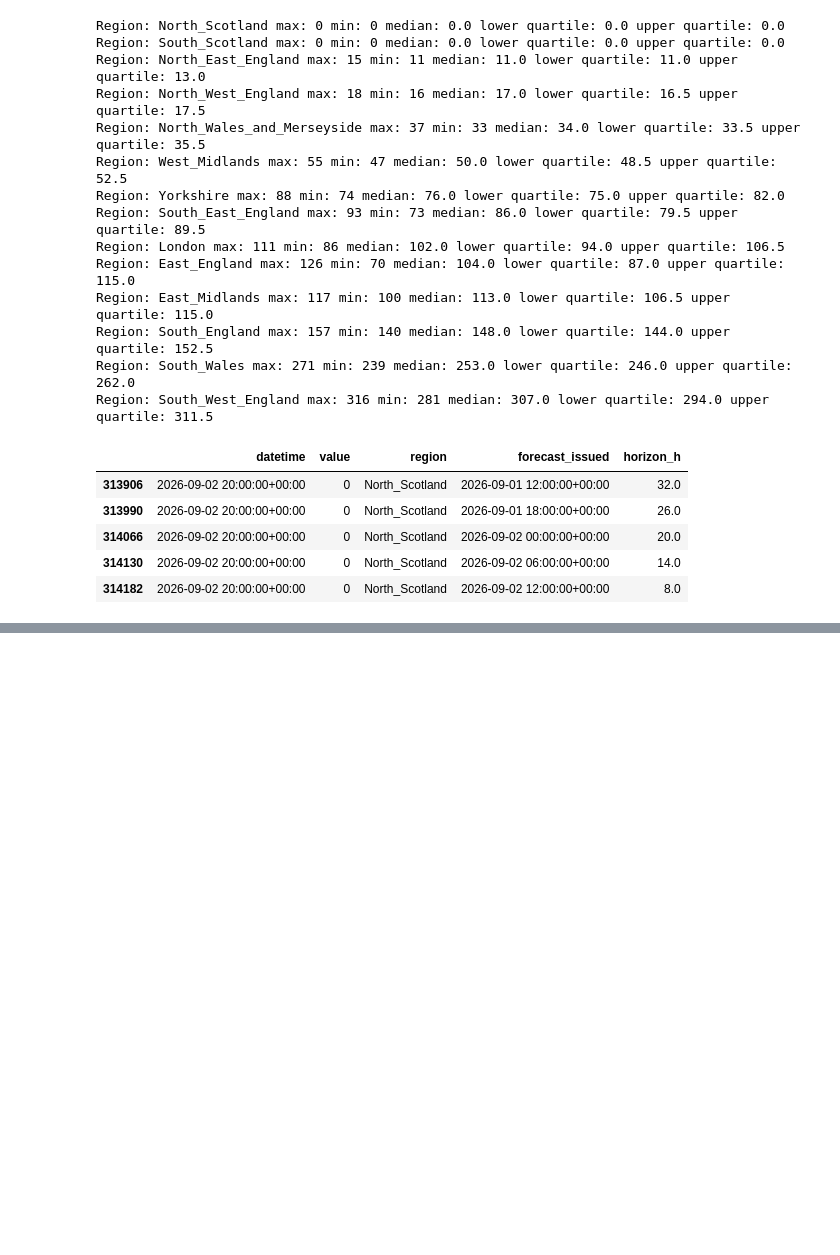
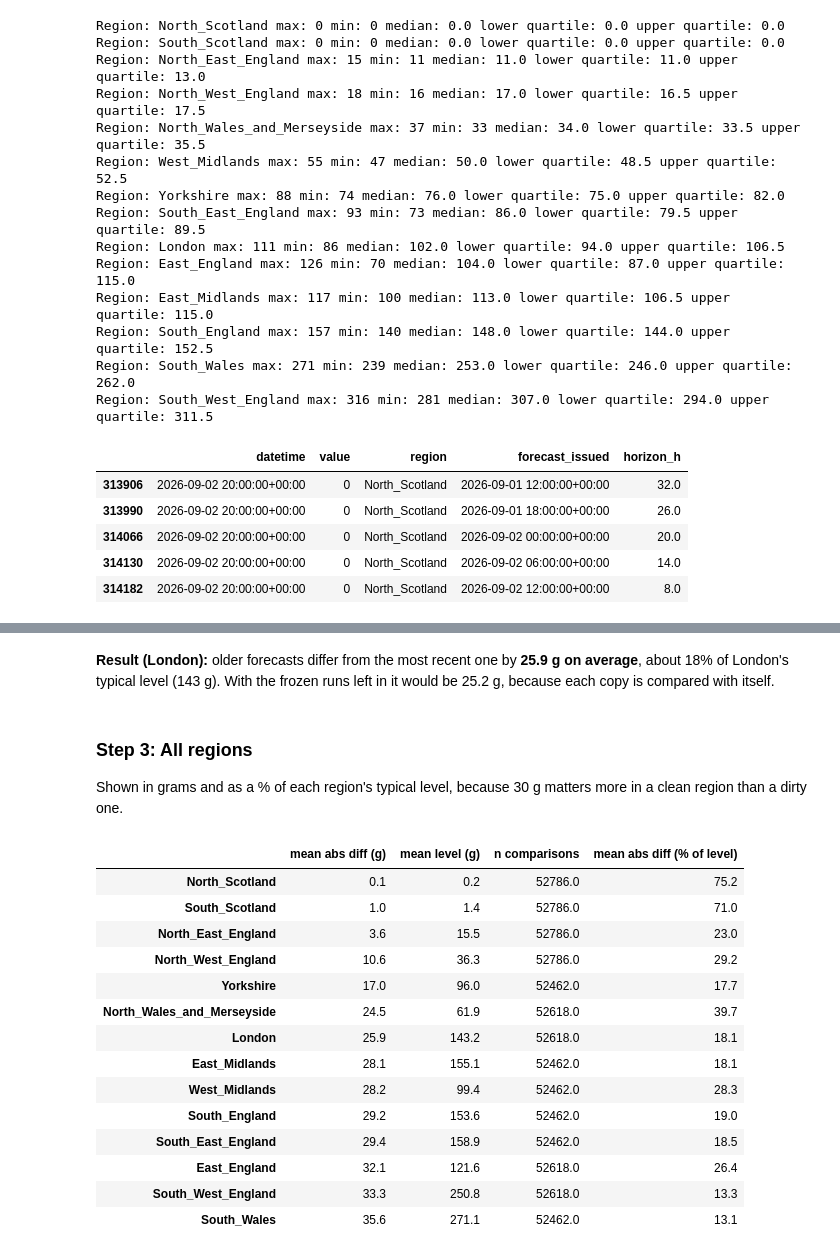
Before and after one commit to Humak1/catshackathon, a Jupyter notebook: calculate_accuracy.ipynb, the cells around one changed output, grey strips where cells are left out. Drawn from its saved outputs; the diff is of its cells as text; code cells hidden in the pictures; blank space fills up the shorter version.

```diff
--- a/calculate_accuracy.ipynb
+++ b/calculate_accuracy.ipynb
@@ -10,3 +26,13 @@ if "google.colab" in sys.modules and not os.path.exists("carbon_intensity_data")
+# %%
+# I upload the zipped data folder (I need to do this every time the Colab session restarts)
+import sys, os
+from pathlib import Path
+import numpy as np
+import pandas as pd
+import matplotlib.pyplot as plt
+from scipy import stats
+
+DATA_DIR = Path("carbon_intensity_data")
 # %%
 def load_and_clean_data():
     # I read every CSV (one folder per region, one file per forecast run) into one table.
@@ -118,0 +195,31 @@ data[(data["datetime"] == "2026-09-02 20:00:00") & (data["region"] == "North_Sco
+# %% [markdown]
+**Result (London):** older forecasts differ from the most recent one by **25.9 g on average**, about
+18% of London's typical level (143 g). With the frozen runs left in it would be 25.2 g, because each
+copy is compared with itself.
+# %% [markdown]
+### Step 3: All regions
+Shown in grams and as a % of each region's typical level, because 30 g matters more in a clean region
+than a dirty one.
+# %%
+results = {region: analyse_region(clean, region) for region in sorted(clean.region.unique())}
+
+summary = pd.DataFrame({r: {k: v for k, v in res.items() if k != "by lead (g)"}
+                        for r, res in results.items()}).T.astype(float)
+summary["mean abs diff (% of level)"] = summary["mean abs diff (g)"] / summary["mean level (g)"] * 100
+summary.round(1).sort_values("mean abs diff (g)")
+# %% [output]
+|  | mean abs diff (g) | mean level (g) | n comparisons | mean abs diff (% of level) |
+| North_Scotland | 0.1 | 0.2 | 52786.0 | 75.2 |
+| South_Scotland | 1.0 | 1.4 | 52786.0 | 71.0 |
+| North_East_England | 3.6 | 15.5 | 52786.0 | 23.0 |
+| North_West_England | 10.6 | 36.3 | 52786.0 | 29.2 |
+| Yorkshire | 17.0 | 96.0 | 52462.0 | 17.7 |
+| North_Wales_and_Merseyside | 24.5 | 61.9 | 52618.0 | 39.7 |
+| London | 25.9 | 143.2 | 52618.0 | 18.1 |
+| East_Midlands | 28.1 | 155.1 | 52462.0 | 18.1 |
+| West_Midlands | 28.2 | 99.4 | 52462.0 | 28.3 |
+| South_England | 29.2 | 153.6 | 52462.0 | 19.0 |
+| South_East_England | 29.4 | 158.9 | 52462.0 | 18.5 |
+| East_England | 32.1 | 121.6 | 52618.0 | 26.4 |
+| South_West_England | 33.3 | 250.8 | 52618.0 | 13.3 |
+| South_Wales | 35.6 | 271.1 | 52462.0 | 13.1 |
```
Also changed, not shown: parts of 14 cells of this notebook.
